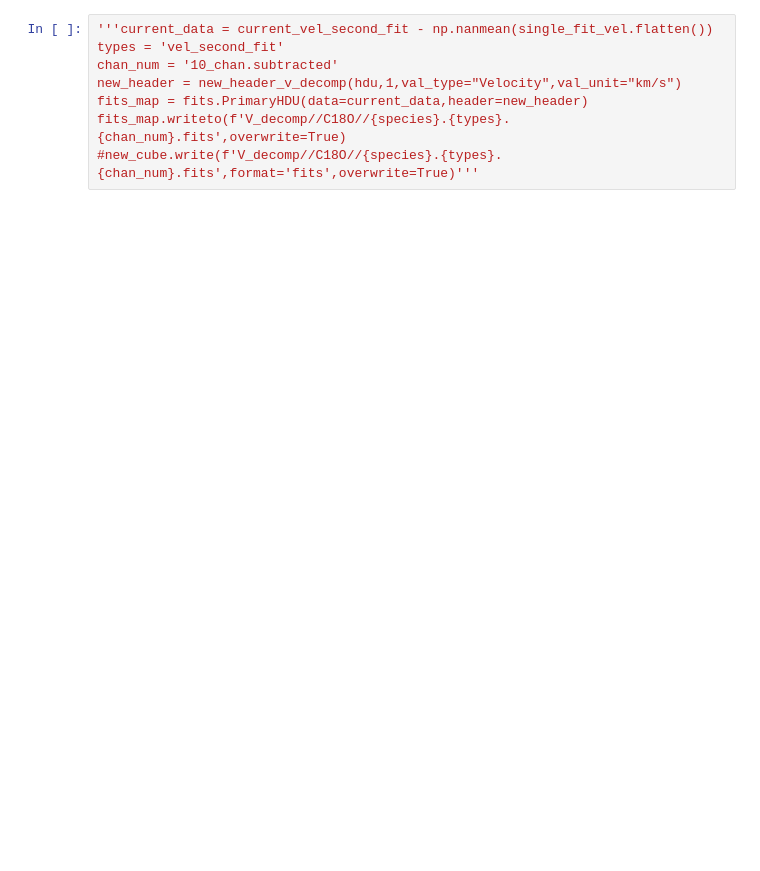
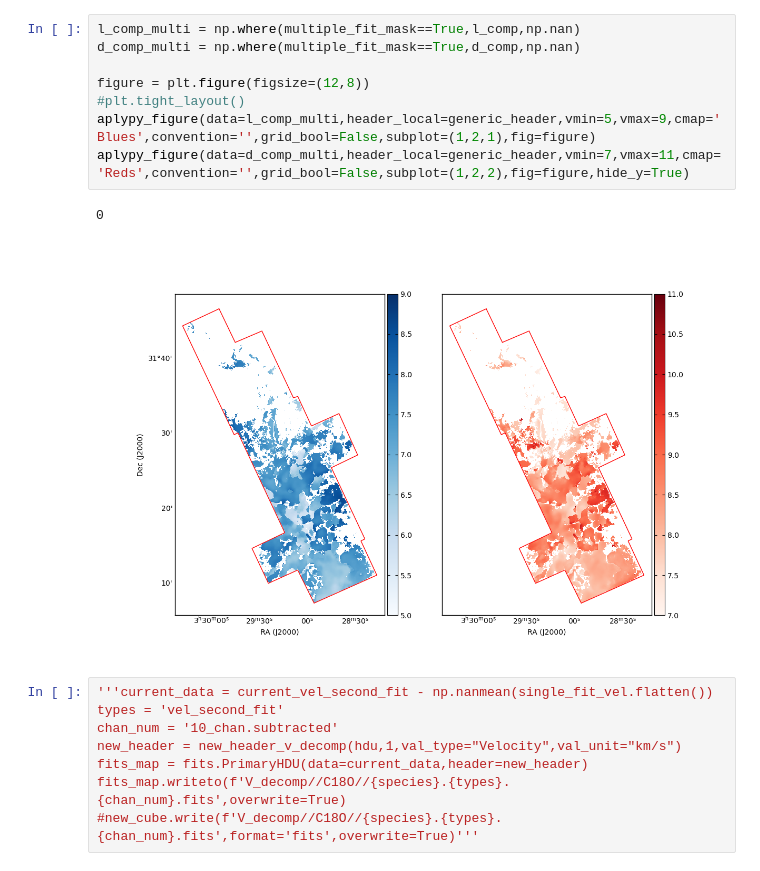
Before and after one commit to Nova-Foster/Nova-NGC1333, a Jupyter notebook: fits_analysis.ipynb, the cells around one changed output. Cells and saved outputs as stored; diff of their text form; blank space fills up the shorter version.

```diff
--- a/fits_analysis.ipynb
+++ b/fits_analysis.ipynb
@@ -105,3 +188,14 @@ plt.tight_layout()
+# %%
+l_comp_multi = np.where(multiple_fit_mask==True,l_comp,np.nan)
+d_comp_multi = np.where(multiple_fit_mask==True,d_comp,np.nan)
+
+figure = plt.figure(figsize=(12,8))
+#plt.tight_layout()
+aplypy_figure(data=l_comp_multi,header_local=generic_header,vmin=5,vmax=9,cmap='Blues',convention='',grid_bool=False,subplot=(1,2,1),fig=figure)
+aplypy_figure(data=d_comp_multi,header_local=generic_header,vmin=7,vmax=11,cmap='Reds',convention='',grid_bool=False,subplot=(1,2,2),fig=figure,hide_y=True)
+# %% [output]
+0
+[figure, added]
 # %%
 '''current_data = current_vel_second_fit - np.nanmean(single_fit_vel.flatten())
 types = 'vel_second_fit'
```
Also changed, not shown: parts of 28 cells of this notebook, 5 other files.
